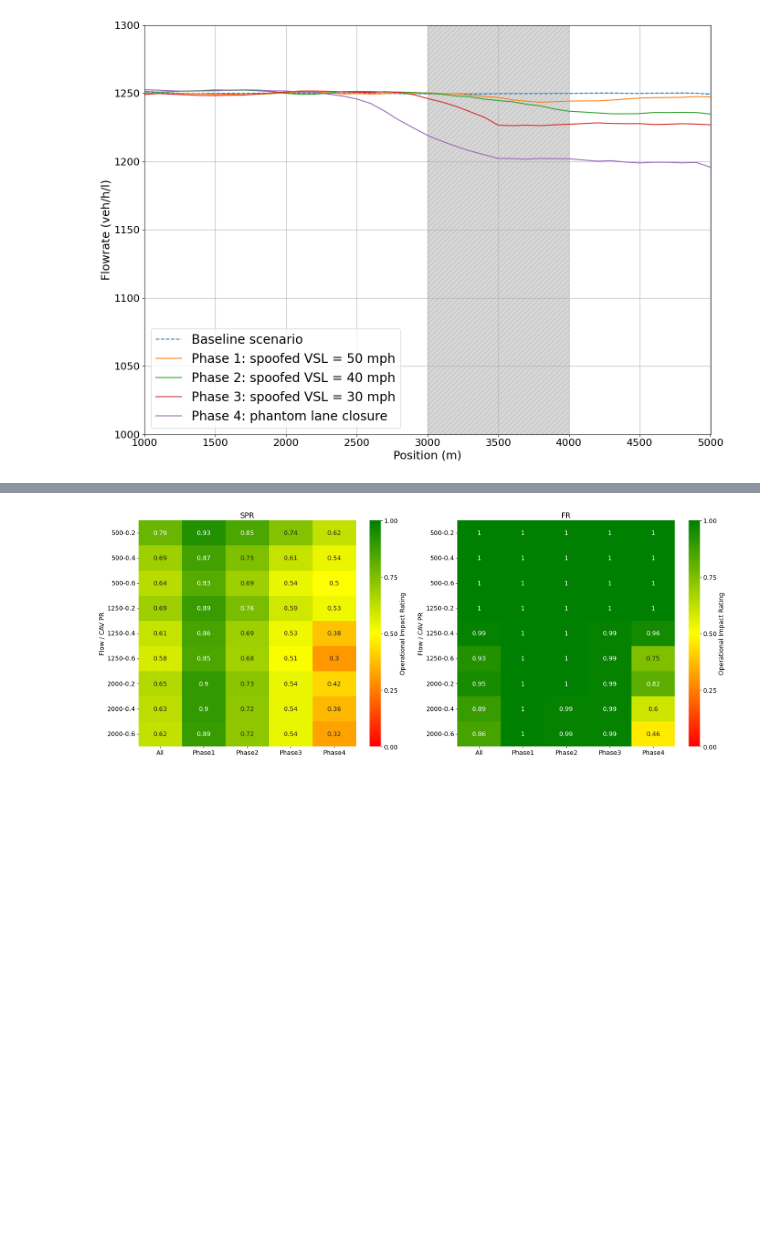
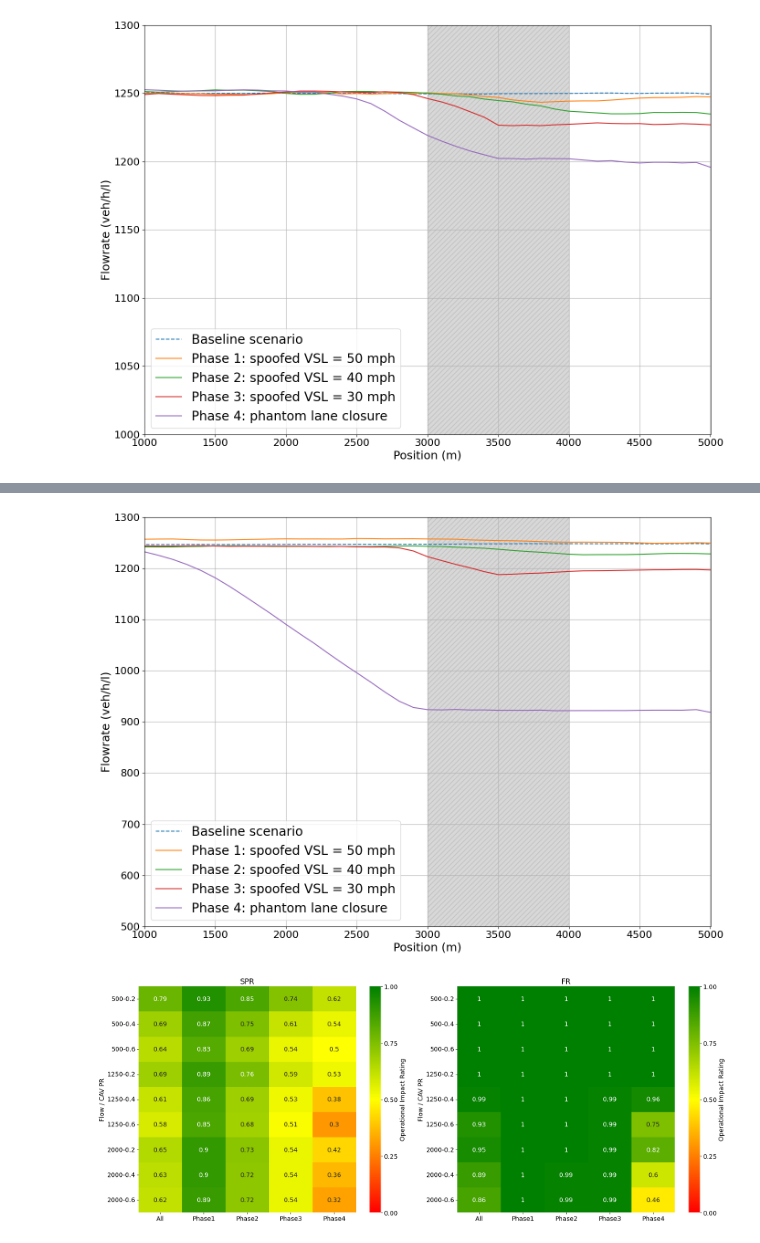
Before and after one commit to jayaratned/sumo-paper-grid-clean, a Jupyter notebook: sumo-operational-project/RSU/common/commonplots.ipynb, the cells around one changed output, grey strips where cells are left out. Cells and saved outputs as stored; diff of their text form; code cells hidden in the pictures; blank space fills up the shorter version.

```diff
--- a/sumo-operational-project/RSU/common/commonplots.ipynb
+++ b/sumo-operational-project/RSU/common/commonplots.ipynb
@@ -245,3 +307,61 @@ plt.show()
+# %%
+import matplotlib.pyplot as plt
+import pandas as pd
+
+# Load the CSV file
+file_path = "aggregatedv3-1250-60.csv"
+scenario_df = pd.read_csv(file_path)
+scenario_df.head()
+
+# Define the time intervals
+time_intervals = [
+    (600, 2400),
+    (2400, 4200),
+    (4200, 6000),
+    (6000, 7500)
+]
+
+# Start plotting
+plt.figure(figsize=(14, 10))
+
+# 1. Plot mean_flow_base (600-7500)
+base_filtered = scenario_df[(scenario_df['interval_begin'] >= 600) & (scenario_df['interval_begin'] <= 7500)]
+base_stats = base_filtered.groupby('pos')['interval_flow_base'].agg(['mean', 'std']).reset_index()
+base_stats['mean'] *= 0.5
+plt.plot(base_stats['pos'], base_stats['mean'], label='Baseline scenario', linestyle='--')
+
+# 2-5. Plot mean_speed_attack for each interval
+labels = [
+    'Phase 1: spoofed VSL = 50 mph',
+    'Phase 2: spoofed VSL = 40 mph',
+    'Phase 3: spoofed VSL = 30 mph',
+    'Phase 4: phantom lane closure'
+]
+
+for (start, end), custom_label in zip(time_intervals, labels):
+    interval_subset = scenario_df[(scenario_df['interval_begin'] > start) & (scenario_df['interval_begin'] <= end)]
+    attack_stats = interval_subset.groupby('pos')['interval_flow_attack'].agg(['mean', 'std']).reset_index()
+    attack_stats['mean'] *= 0.5
+    plt.plot(attack_stats['pos'], attack_stats['mean'], label=custom_label)
+
+plt.axvspan(3000, 4000, color='gray', alpha=0.3, hatch='///', edgecolor='black')
+
+plt.rcParams.update({'font.size': 12})  # base size
+
+# plt.title('Mean Speed Comparison (Base vs Attack Intervals) for Scenario 2000[0.6]')
+plt.xlabel('Position (m)', fontsize=18)
+plt.ylabel('Flowrate (veh/h/l)', fontsize=18)
+plt.xticks(fontsize=16)
+plt.yticks(fontsize=16)
+plt.xlim(1000, 5000)
+plt.ylim(500, 1300)
+plt.legend(fontsize=20)
+plt.grid(True)
+plt.tight_layout()
+plt.savefig('flow-plot_1250-60.png')
+plt.show()
+# %% [output]
+[figure, added]
 # %%
 import pandas as pd
 import seaborn as sns
```
Also changed, not shown: parts of 9 cells of this notebook, 55 other files.
